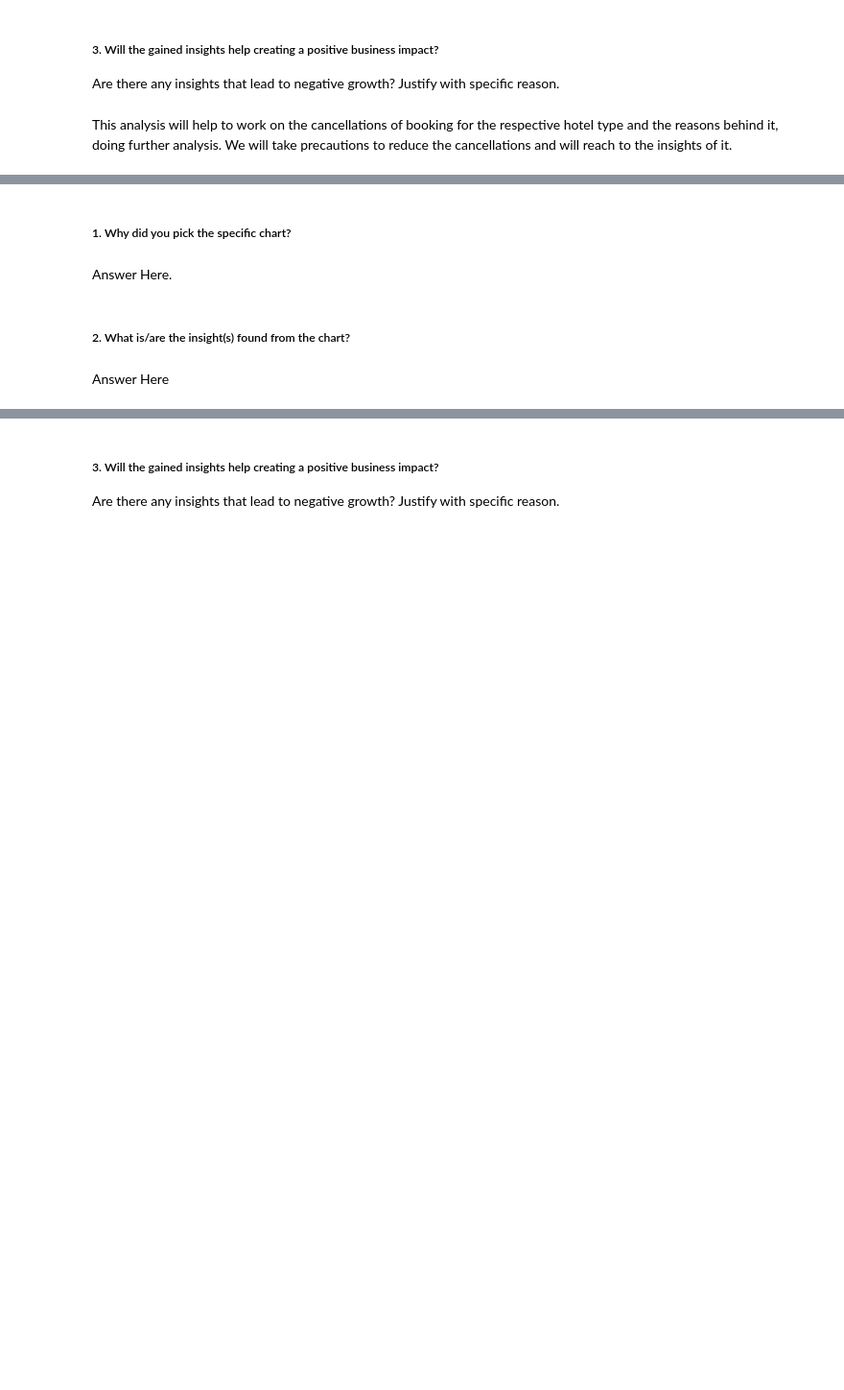
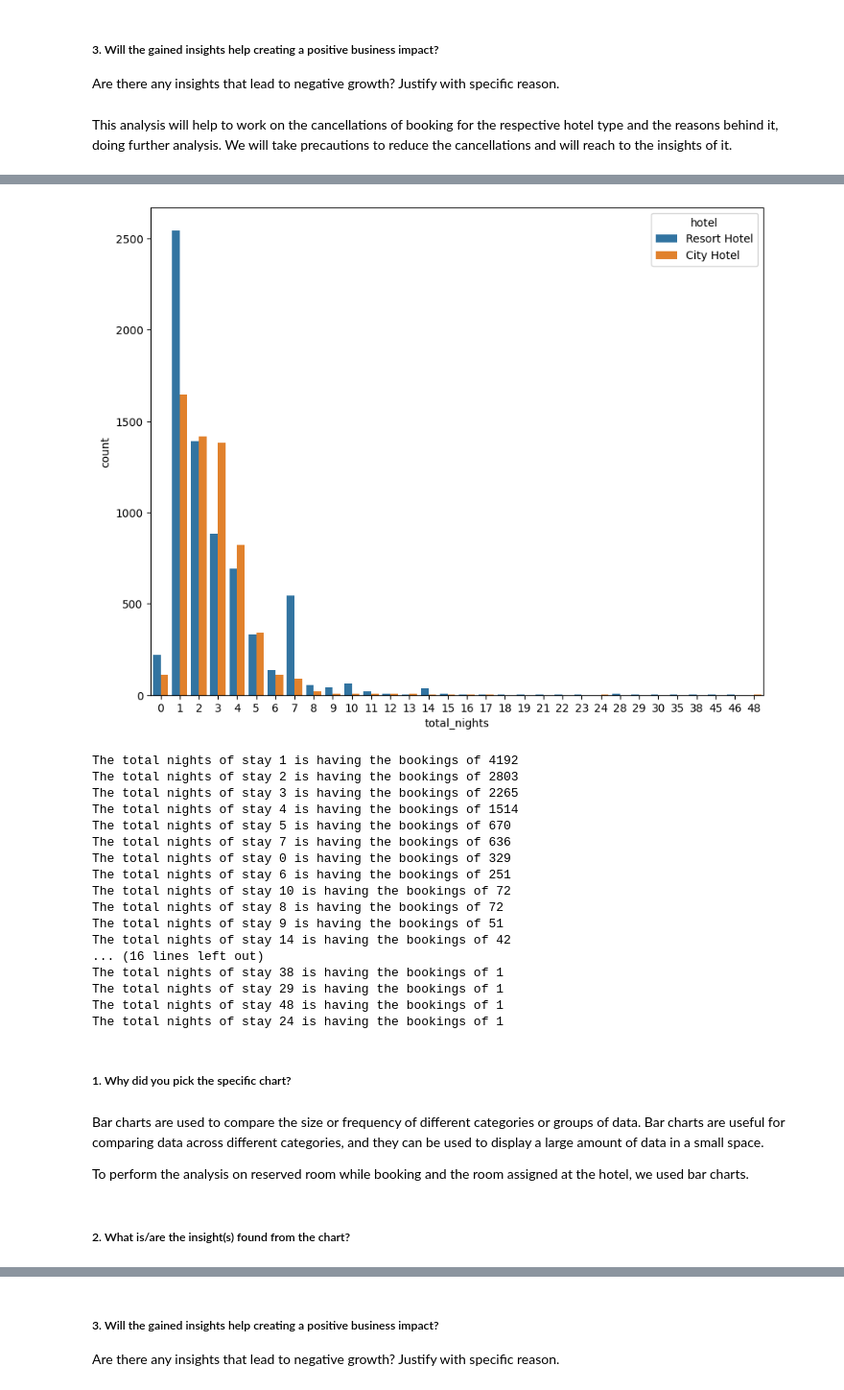
Before and after one commit to Jamal1018/EDA_Hotel_booking_analysis, a Jupyter notebook: EDA_on_Hotel_Booking_Analysis.ipynb, the cells around one changed output, grey strips where cells are left out. Shown: that part at 96% size. Saved outputs shown, nothing was run; the diff lists cells and outputs as text; code cells hidden in the pictures; blank space fills up the shorter version.

```diff
--- a/EDA_on_Hotel_Booking_Analysis.ipynb
+++ b/EDA_on_Hotel_Booking_Analysis.ipynb
@@ -886,8 +904,36 @@ sns.countplot(x= df['total_nights'], hue = df['same_room_assigned'])
+# %%
+# total nights of stay when same room is not alloted which is reserved while booking the hotel
+same_room_not_assigned = df[df['reserved_room_type'] != df['assigned_room_type']]
+plt.figure(figsize = (10,8))
+sns.countplot(x= same_room_not_assigned['total_nights'], hue = same_room_not_assigned['hotel'])
+plt.show()
+
+for i, j in same_room_not_assigned['total_nights'].value_counts().items():
+  print(f'The total nights of stay {i} is having the bookings of {j}')
+# %% [output]
+[figure, added]
+The total nights of stay 1 is having the bookings of 4192
+The total nights of stay 2 is having the bookings of 2803
+The total nights of stay 3 is having the bookings of 2265
+The total nights of stay 4 is having the bookings of 1514
+The total nights of stay 5 is having the bookings of 670
+The total nights of stay 7 is having the bookings of 636
+The total nights of stay 0 is having the bookings of 329
+The total nights of stay 6 is having the bookings of 251
+The total nights of stay 10 is having the bookings of 72
+The total nights of stay 8 is having the bookings of 72
+The total nights of stay 9 is having the bookings of 51
+The total nights of stay 14 is having the bookings of 42
+... (16 lines left out)
+The total nights of stay 38 is having the bookings of 1
+The total nights of stay 29 is having the bookings of 1
+The total nights of stay 48 is having the bookings of 1
+The total nights of stay 24 is having the bookings of 1
 # %% [markdown]
 ##### 1. Why did you pick the specific chart?
-# %% [markdown]
-Answer Here.
+# %% [markdown]
+Bar charts are used to compare the size or frequency of different categories or groups of data. Bar charts are useful for comparing data across different categories, and they can be used to display a large amount of data in a small space.
+
+To perform the analysis on reserved room while booking and the room assigned at the hotel, we used bar charts.
 # %% [markdown]
 ##### 2. What is/are the insight(s) found from the chart?
-# %% [markdown]
-Answer Here
```
Also changed, not shown: parts of 7 cells of this notebook.
